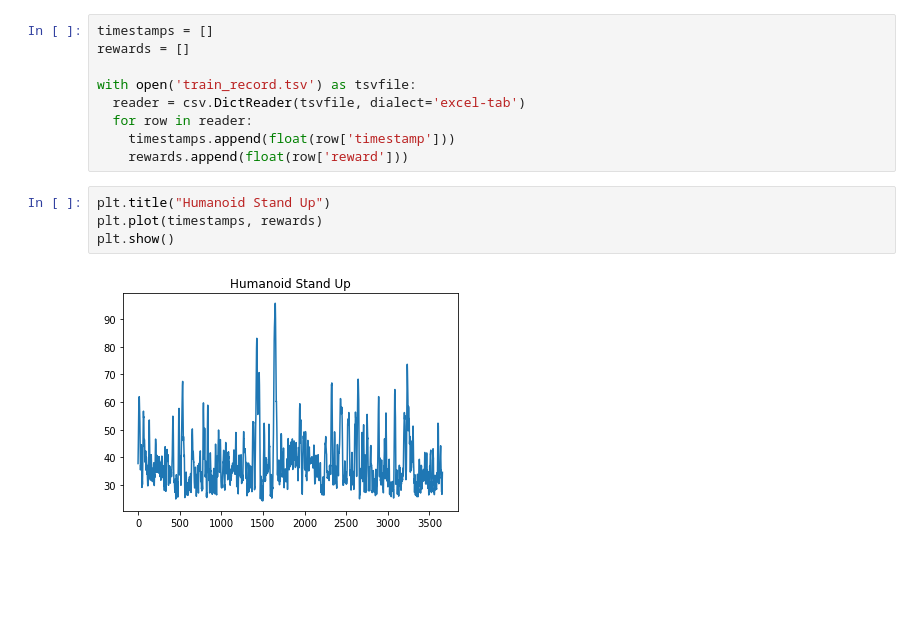
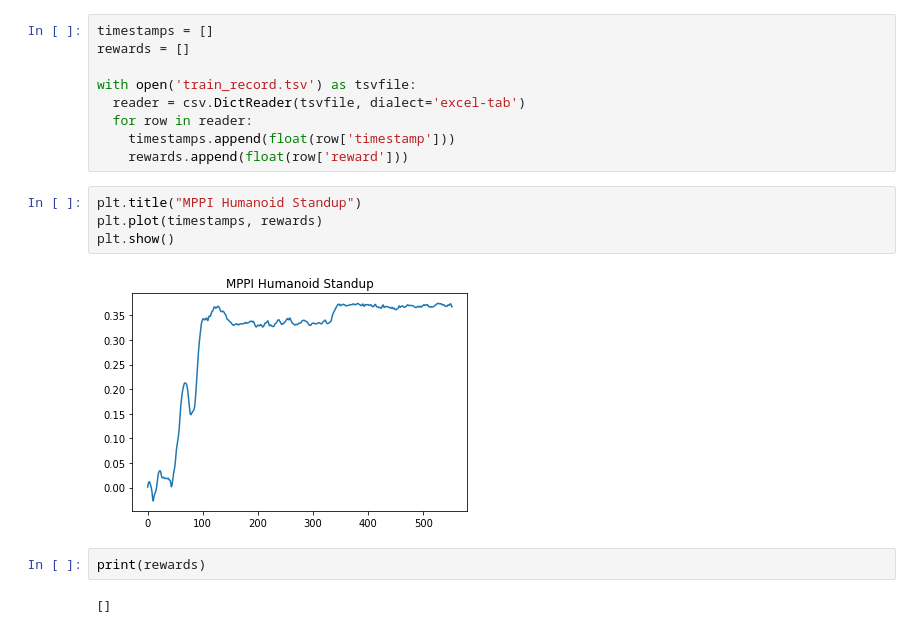
Before and after one commit to ZhizhenQin/POLO, a Jupyter notebook: Analysize MPPI Humanoid.ipynb, the cells around one changed output. Saved outputs shown, nothing was run; the diff lists cells and outputs as text; blank space fills up the shorter version.

Commit message:
Polish MPPI and POLO implementations and refine documentations

```diff
--- a/Analysize MPPI Humanoid.ipynb
+++ b/Analysize MPPI Humanoid.ipynb
@@ -11,8 +11,12 @@ with open('train_record.tsv') as tsvfile:
     timestamps.append(float(row['timestamp']))
     rewards.append(float(row['reward']))
 # %%
-plt.title("Humanoid Stand Up")
+plt.title("MPPI Humanoid Standup")
 plt.plot(timestamps, rewards)
 plt.show()
 # %% [output]
-[figure, old version]
+[figure, new version]
+# %%
+print(rewards)
+# %% [output]
+[]
```
Also changed, not shown: 13 other files.
